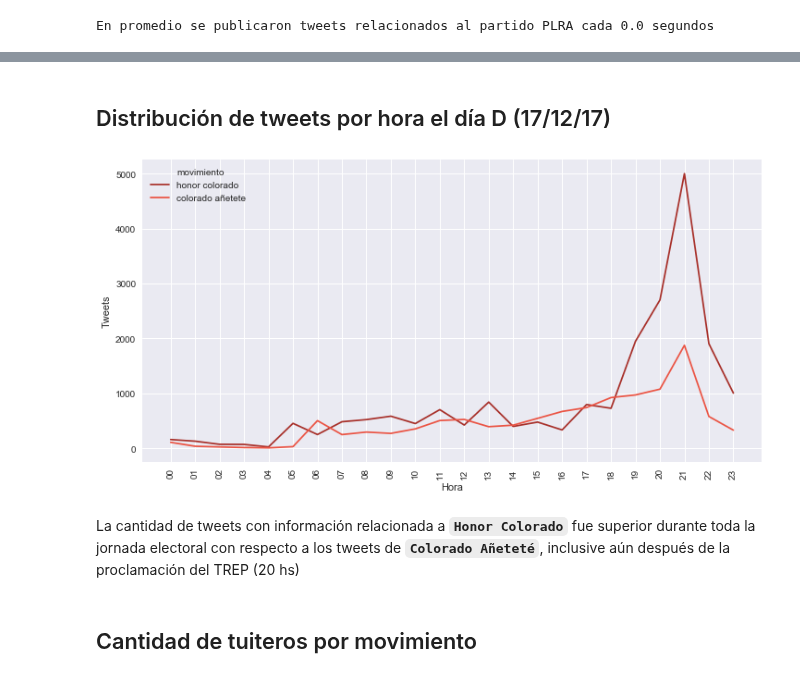
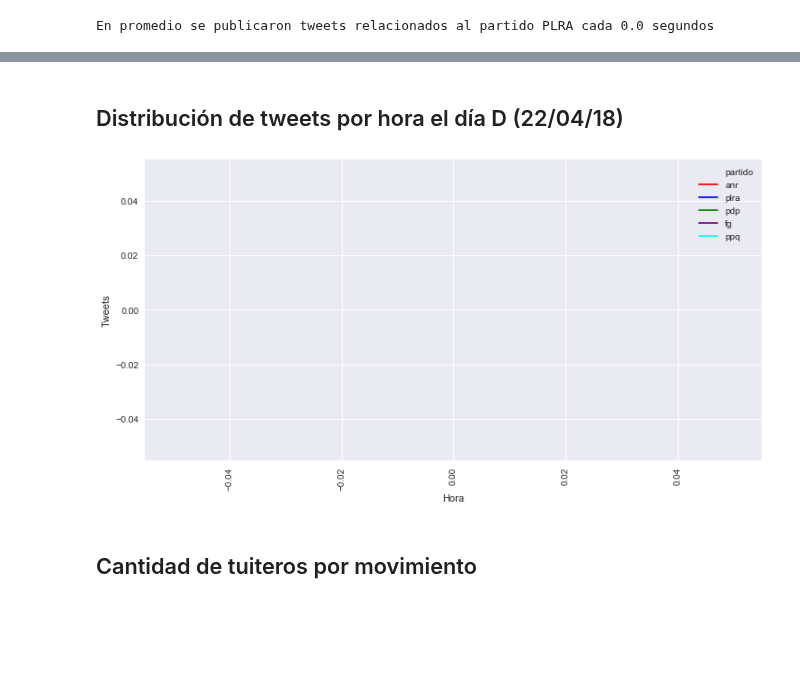
Before and after one commit to ParticipaPY/politic-bots, a Jupyter notebook: reports/notebooks/bots_politicos_generales_2018.ipynb, the cells around one changed output, grey strips where cells are left out. Saved outputs shown, nothing was run; the diff lists cells and outputs as text; code cells hidden in the pictures; blank space fills up the shorter version.

```diff
--- a/reports/notebooks/bots_politicos_generales_2018.ipynb
+++ b/reports/notebooks/bots_politicos_generales_2018.ipynb
@@ -612,0 +1658,4 @@ En promedio se publicaron tweets relacionados al partido PLRA cada 0.0 segundos
+# %%
+# get tweets by date (traditional parties)
+tw_by_date_anr = db.get_tweets_by_date(**{'partido':'anr'})
+tw_by_date_plra = db.get_tweets_by_date(**{'partido':'plra'})
@@ -612,0 +1673,23 @@ En promedio se publicaron tweets relacionados al partido PLRA cada 0.0 segundos
+# %%
+# convert list to pandas' dataframe
+tweets_por_fecha = pd.DataFrame(tw_by_date_anr)
+tweets_por_fecha = tweets_por_fecha.append(pd.DataFrame(tw_by_date_plra))
+tweets_por_fecha = tweets_por_fecha.append(pd.DataFrame(tw_by_date_fg))
+tweets_por_fecha = tweets_por_fecha.append(pd.DataFrame(tw_by_date_ppq))
+# tweets_por_fecha = tweets_por_fecha.append(pd.DataFrame(tw_by_date_hagamos))
+tweets_por_fecha = tweets_por_fecha.append(pd.DataFrame(tw_by_date_pdp))
+# tweets_por_fecha = tweets_por_fecha.append(pd.DataFrame(tw_by_date_cruzada))
+# tweets_por_fecha = tweets_por_fecha.append(pd.DataFrame(tw_by_date_unace))
+#tweets_por_fecha = tweets_por_fecha.append(pd.DataFrame(tw_by_date_pen))
+#tweets_por_fecha = tweets_por_fecha.append(pd.DataFrame(tw_by_date_pmas))
+# tweets_por_fecha = tweets_por_fecha.append(pd.DataFrame(tw_by_date_avancemos))
+# %%
+# draw and show the figure
+# set figure size
+plt.figure(figsize=(16,4))
+sns.set_color_codes("dark")
+fig = sns.lineplot(x='_id', y='count', data=tweets_por_fecha, palette=["red", "blue", "purple", "cyan", "green"], hue="partido")
+fig.set(xlabel='Fecha', ylabel='Tweets')
+for item in fig.get_xticklabels():
+    item.set_rotation(90)
+plt.show()
@@ -613,2 +1757,2 @@ En promedio se publicaron tweets relacionados al partido PLRA cada 0.0 segundos
 # %% [markdown]
-## Distribución de tweets por hora el día D (17/12/17)
+## Distribución de tweets por hora el día D (22/04/18)
@@ -622,17 +1759,28 @@ tweets_by_hour = tweets_by_hour.append(pd.DataFrame(ca_tw_by_hour))
+# %%
+# get tweets by hour by movement
+anr_tw_by_hour = db.get_tweets_by_hour('04/15/18', **{'partido': 'anr'})
+plra_tw_by_hour = db.get_tweets_by_hour('04/15/18', **{'partido': 'plra'})
+pdp_tw_by_hour = db.get_tweets_by_hour('04/15/18', **{'partido': 'pdp'})
+fg_tw_by_hour = db.get_tweets_by_hour('04/15/18', **{'partido': 'fg'})
+ppq_tw_by_hour = db.get_tweets_by_hour('04/15/18', **{'partido': 'ppq'})
+# convert list to pandas' dataframe
+tweets_by_hour = pd.DataFrame(anr_tw_by_hour)
+tweets_by_hour = tweets_by_hour.append(pd.DataFrame(plra_tw_by_hour))
+tweets_by_hour = tweets_by_hour.append(pd.DataFrame(pdp_tw_by_hour))
+tweets_by_hour = tweets_by_hour.append(pd.DataFrame(fg_tw_by_hour))
+tweets_by_hour = tweets_by_hour.append(pd.DataFrame(ppq_tw_by_hour))
 # %%
 # set figure size
 plt.figure(figsize=(12,6))
 # draw and show the figure
-fig = sns.lineplot(x='hour', y='count', data=tweets_by_hour, hue="movimiento",
-                    palette="Reds_d")
+fig = sns.lineplot(x='hour', y='count', data=tweets_by_hour, hue="partido",
+                    palette=["red", "blue", "green", "purple", "cyan"])
 fig.set(xlabel='Hora', ylabel='Tweets')
 for item in fig.get_xticklabels():
     item.set_rotation(90)
 plt.show()
 # %% [output]
-[figure, old version]
+[figure, new version]
-# %% [markdown]
-La cantidad de tweets con información relacionada a **`Honor Colorado`** fue superior durante toda la jornada electoral con respecto a los tweets de **`Colorado Añeteté`**, inclusive aún después de la proclamación del TREP (20 hs)
 # %% [markdown]
 ## Cantidad de tuiteros por movimiento
 # %% [markdown]
```
Also changed, not shown: parts of 33 cells of this notebook.
